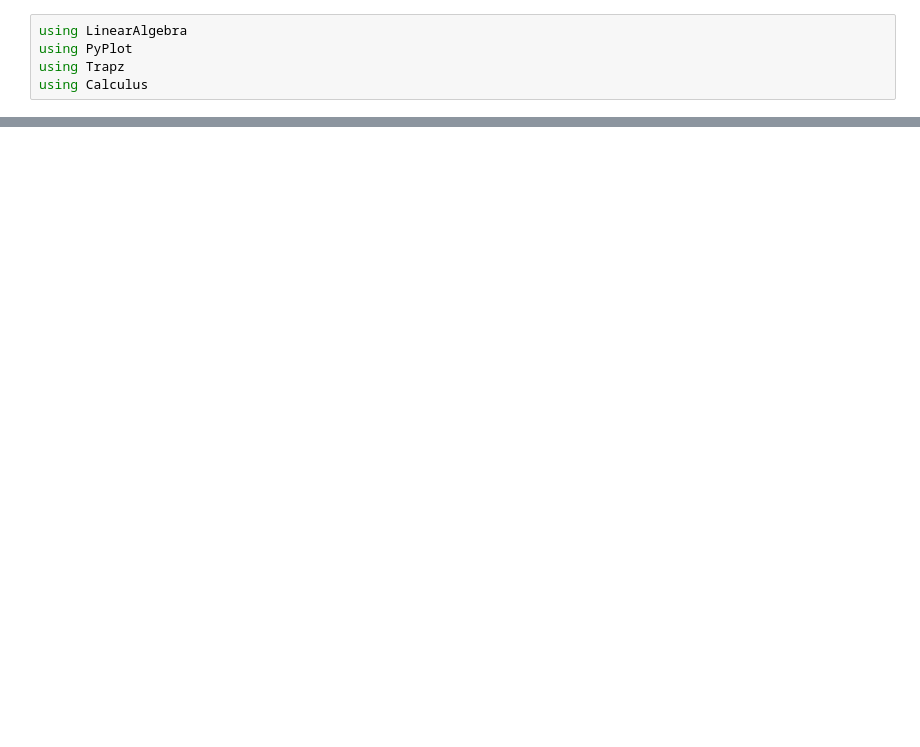
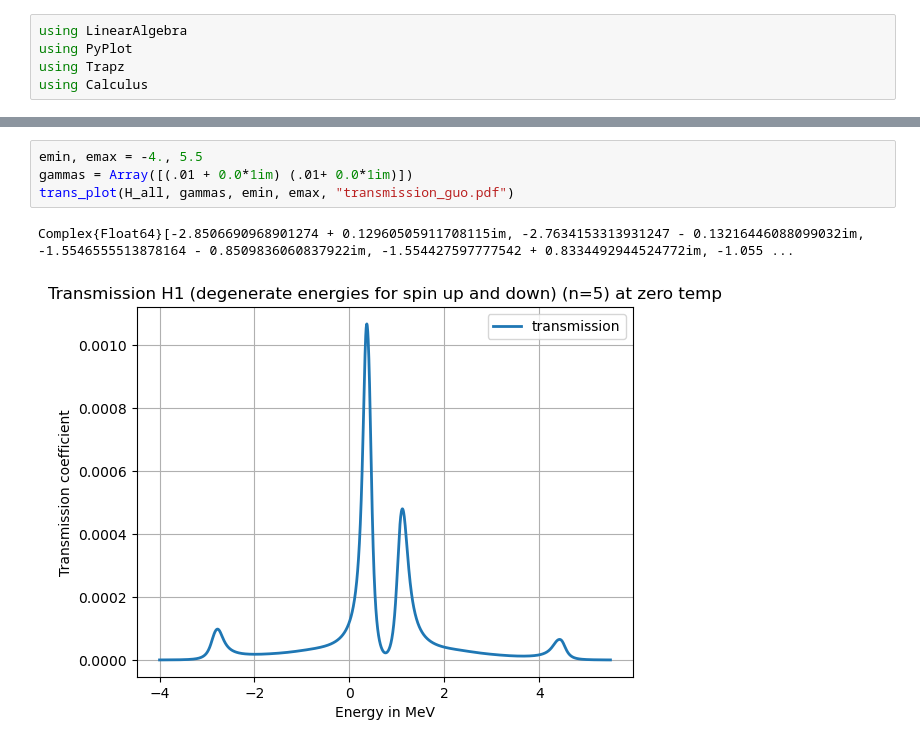
Before and after one commit to RudSmo/CISS, a Jupyter notebook: data/new/Guos model.ipynb, the cells around one changed output, grey strips where cells are left out. Drawn from its saved outputs; the diff is of its cells as text; blank space fills up the shorter version.

```diff
--- a/data/new/Guos model.ipynb
+++ b/data/new/Guos model.ipynb
@@ -100,0 +228,7 @@ PyObject <matplotlib.image.AxesImage object at 0x...>
+# %%
+emin, emax = -4., 5.5
+gammas = Array([(.01 + 0.0*1im) (.01+ 0.0*1im)])
+trans_plot(H_all, gammas, emin, emax, "transmission_guo.pdf")
+# %% [output]
+Complex{Float64}[-2.8506690968901274 + 0.12960505911708115im, -2.7634153313931247 - 0.13216446088099032im, -1.5546555513878164 - 0.8509836060837922im, -1.554427597777542 + 0.8334492944524772im, -1.055 ...
+[figure, added]
```
Also changed, not shown: parts of 9 cells of this notebook, 4 other files.
